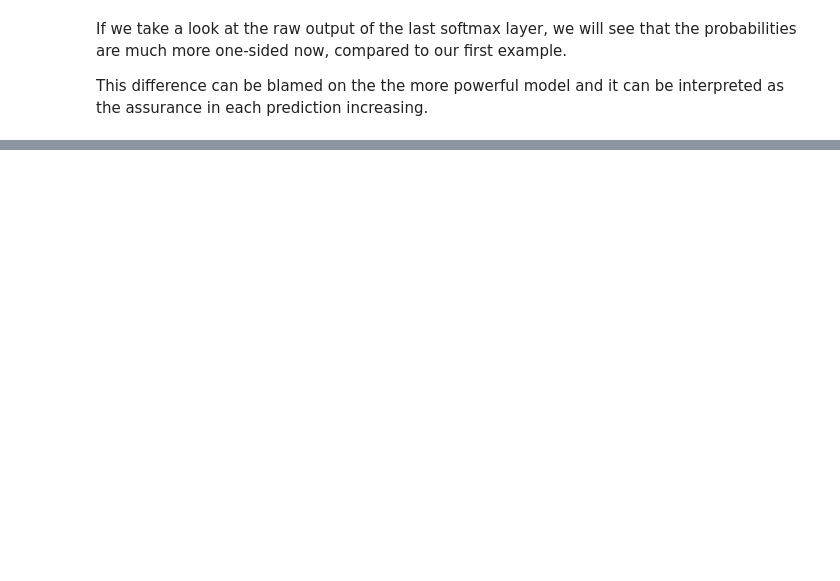
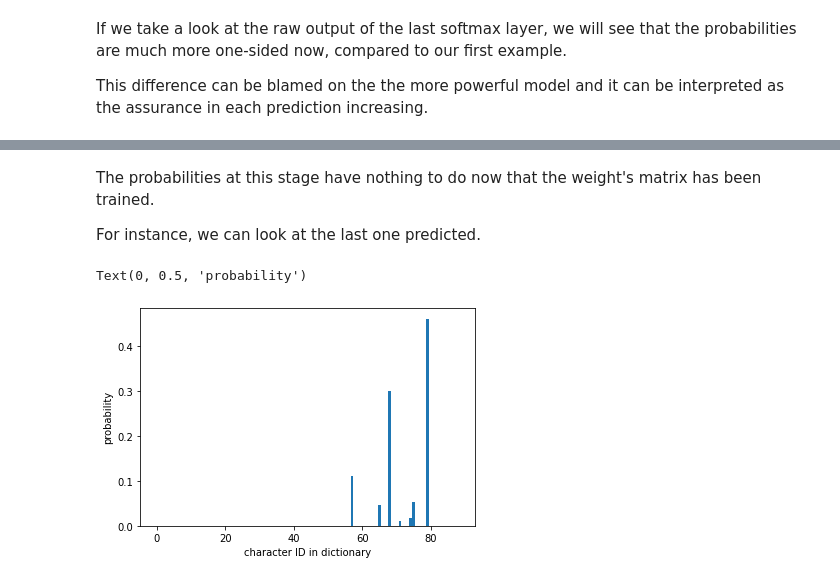
Before and after one commit to alexmadrinanfdez/dl-intro, a Jupyter notebook: dl-intro.ipynb, the cells around one changed output, grey strips where cells are left out. Saved outputs shown, nothing was run; the diff lists cells and outputs as text; code cells hidden in the pictures; blank space fills up the shorter version.

```diff
--- a/dl-intro.ipynb
+++ b/dl-intro.ipynb
@@ -1015,0 +1349,4 @@ Unlike Markov chains, RNN don't have explicitly defined states, but they do make
+# %%
+# load the last saved checkpoint
+rnn.load_weights(tf.train.latest_checkpoint(checkpoint_dir))
+tf.train.latest_checkpoint(checkpoint_dir)
@@ -1015,0 +1355,3 @@ Unlike Markov chains, RNN don't have explicitly defined states, but they do make
+# %%
+# pick a random seed
+pattern = x[np.random.randint(examples_per_epoch)]
@@ -1015,0 +1379,20 @@ Unlike Markov chains, RNN don't have explicitly defined states, but they do make
+# %%
+print('SEED:\n')
+print(''.join([int2char[int] for int in pattern]))
+print('\nGENERATED:\n')
+
+LENGTH = 500 # size of generated text
+
+# generate characters
+for i in range(LENGTH):
+  input_eval = np.reshape(pattern, (1, -1))
+  predictions = rnn.predict(input_eval, verbose = 0)
+  predicted_id = np.argmax(predictions)
+  pred = int2char[predicted_id]
+
+  sys.stdout.write(pred) # print ouput character
+
+  pattern[:-1] = pattern[1:]   # remove first character
+  pattern[-1] = predicted_id   # add output character
+
+print("\nDone.")
@@ -1015,0 +1417,11 @@ Unlike Markov chains, RNN don't have explicitly defined states, but they do make
+# %% [markdown]
+The probabilities at this stage have nothing to do now that the weight's matrix has been trained.
+
+For instance, we can look at the last one predicted.
+# %%
+plt.bar(x = range(predictions.shape[1]), height = predictions[0])
+plt.xlabel('character ID in dictionary')
+plt.ylabel('probability')
+# %% [output]
+Text(0, 0.5, 'probability')
+[figure, added]
```
Also changed, not shown: parts of 60 cells of this notebook.
